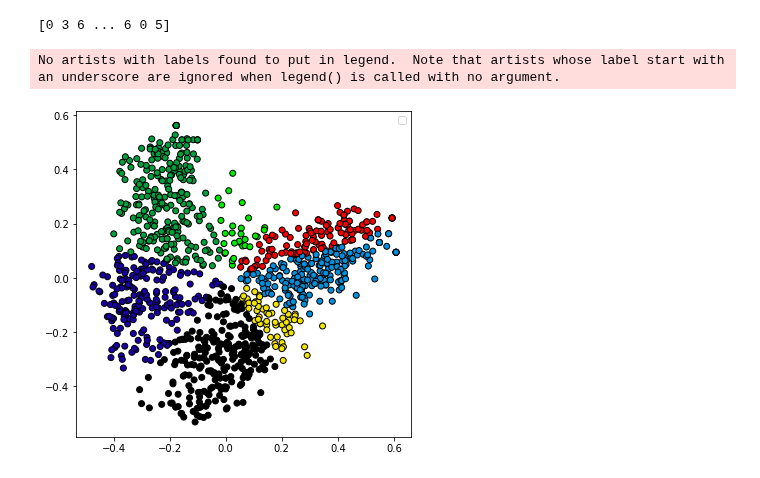
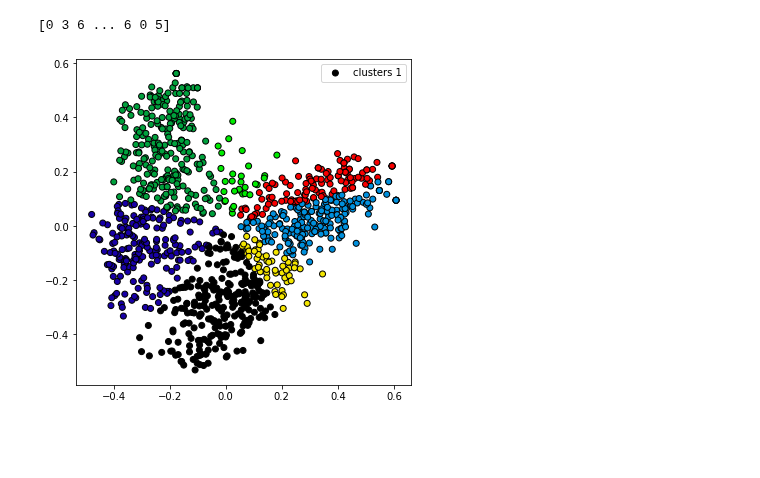
Before and after one commit to LuisSante/Text-segmentation-using-Agglomerative-Clustering, a Jupyter notebook: NLP - Clustering/experiment_with_graphics_agglo.ipynb, the cells around one changed output. Drawn from its saved outputs; the diff is of its cells as text; code cells hidden in the pictures; blank space fills up the shorter version.

```diff
--- a/NLP - Clustering/experiment_with_graphics_agglo.ipynb
+++ b/NLP - Clustering/experiment_with_graphics_agglo.ipynb
@@ -110,11 +110,11 @@ print(cluster_assignment)
 [0 3 6 ... 6 0 5]
 # %%
 colors = cm.nipy_spectral(cluster_assignment.astype(float) / best_k_HC)
-plt.figure(figsize =(6, 6))
+plt.figure(figsize =(6,6))
 scatter = plt.scatter(X_principal['P1'], X_principal['P2'],
-           c = colors,edgecolor='k')
-plt.legend(handles=scatter.legend_elements()[0], labels=classes)
+           c = colors,edgecolor='k', label=classes)
+
+plt.legend(classes)
 plt.show()
 # %% [output]
-No artists with labels found to put in legend.  Note that artists whose label start with an underscore are ignored when legend() is called with no argument.
-[figure, old version]
+[figure, new version]
```
